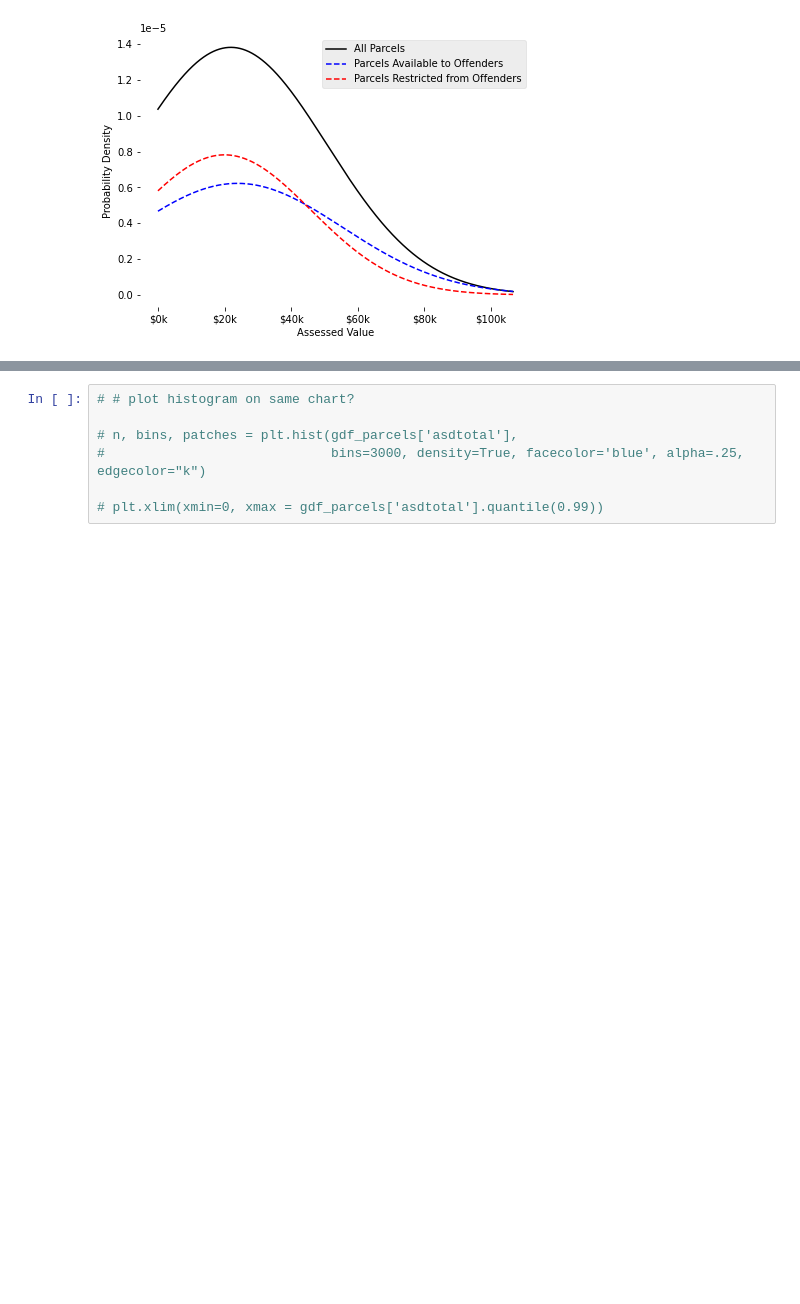
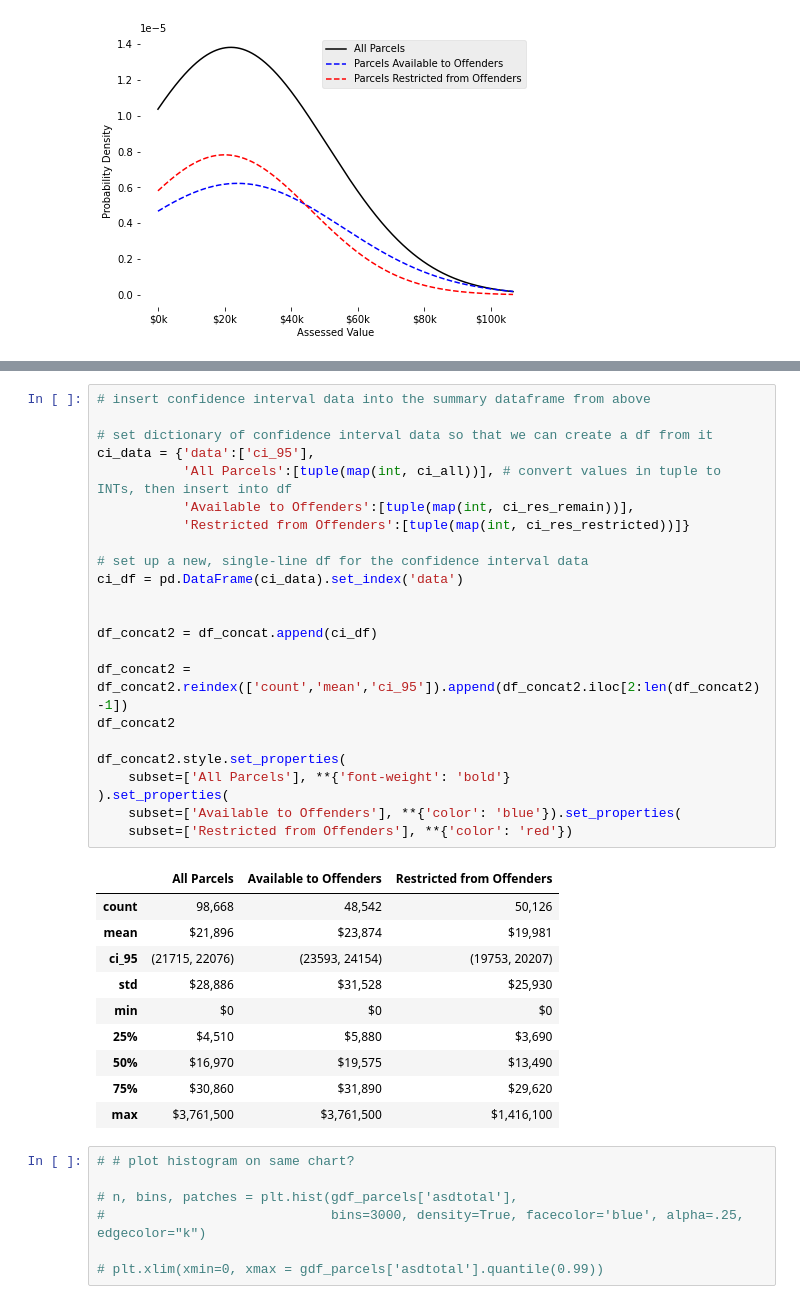
Before and after one commit to PMattox/dsa_masters, a Jupyter notebook: DSA_Capstone/Analysis - Parcel Value.ipynb, the cells around one changed output, grey strips where cells are left out. Saved outputs shown, nothing was run; the diff lists cells and outputs as text; blank space fills up the shorter version.

```diff
--- a/DSA_Capstone/Analysis - Parcel Value.ipynb
+++ b/DSA_Capstone/Analysis - Parcel Value.ipynb
@@ -381,3 +405,37 @@ SEM of full dataset = 91.96
+# %%
+# insert confidence interval data into the summary dataframe from above
+
+# set dictionary of confidence interval data so that we can create a df from it
+ci_data = {'data':['ci_95'],
+           'All Parcels':[tuple(map(int, ci_all))], # convert values in tuple to INTs, then insert into df
+           'Available to Offenders':[tuple(map(int, ci_res_remain))],
+           'Restricted from Offenders':[tuple(map(int, ci_res_restricted))]}
+
+# set up a new, single-line df for the confidence interval data
+ci_df = pd.DataFrame(ci_data).set_index('data')
+
+
+df_concat2 = df_concat.append(ci_df)
+
+df_concat2 = df_concat2.reindex(['count','mean','ci_95']).append(df_concat2.iloc[2:len(df_concat2)-1])
+df_concat2
+
+df_concat2.style.set_properties(
+    subset=['All Parcels'], **{'font-weight': 'bold'}
+).set_properties(
+    subset=['Available to Offenders'], **{'color': 'blue'}).set_properties(
+    subset=['Restricted from Offenders'], **{'color': 'red'})
+# %% [output]
+|  | All Parcels | Available to Offenders | Restricted from Offenders |
+| count | 98,668 | 48,542 | 50,126 |
+| mean | $21,896 | $23,874 | $19,981 |
+| ci_95 | (21715, 22076) | (23593, 24154) | (19753, 20207) |
+| std | $28,886 | $31,528 | $25,930 |
+| min | $0 | $0 | $0 |
+| 25% | $4,510 | $5,880 | $3,690 |
+| 50% | $16,970 | $19,575 | $13,490 |
+| 75% | $30,860 | $31,890 | $29,620 |
+| max | $3,761,500 | $3,761,500 | $1,416,100 |
 # %%
 # # plot histogram on same chart?
 
```
Also changed, not shown: parts of 7 cells of this notebook, 4 other files.
